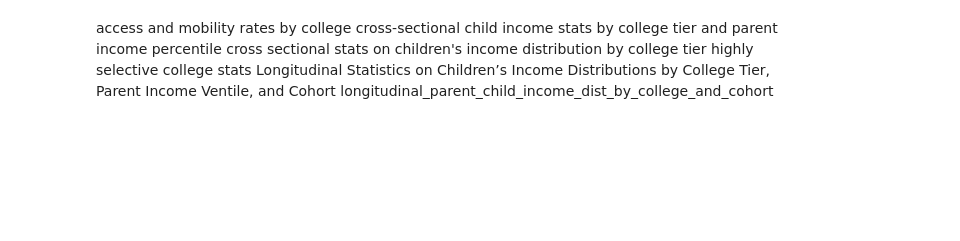
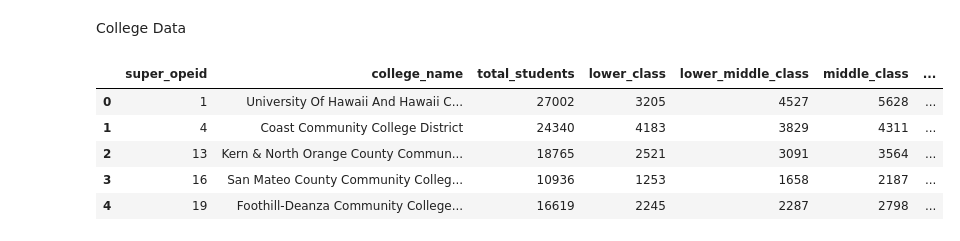
Before and after one commit to lnap24/College-Innovation-by-Patents, a Jupyter notebook: data_merging_and_cleaning.ipynb, the cells around one changed output. Saved outputs shown, nothing was run; the diff lists cells and outputs as text; code cells hidden in the pictures; blank space fills up the shorter version.

```diff
--- a/data_merging_and_cleaning.ipynb
+++ b/data_merging_and_cleaning.ipynb
@@ -2,12 +2,30 @@
 import numpy as np
 import matplotlib.pyplot as plt
 import pandas as pd
-# %% [markdown]
-
-access and mobility rates by college
-cross-sectional child income stats by college tier and parent income percentile
-cross sectional stats on children's income distribution by college tier
-highly selective college stats
-Longitudinal Statistics on Children’s Income Distributions by College Tier, Parent Income Ventile, and Cohort
-longitudinal_parent_child_income_dist_by_college_and_cohort
+# %% [markdown]
+College Data
+# %%
+innovation = pd.read_csv('innovation_rates_by_college.csv')
+innovation.rename(columns={
+    'instnm':'college_name',
+    'count': 'total_students',
+    'count_pq1': 'lower_class',
+    'count_pq2': 'lower_middle_class',
+    'count_pq3': 'middle_class',
+    'count_pq4': 'upper-middle_class',
+    'count_pq5': 'upper_class',
+    'inventor_pq1': 'lower_class_inventor',
+    'inventor_pq2': 'lower-middle_class_inventor',
+    'inventor_pq3': 'middle_class_inventor',
+    'inventor_pq4': 'upper_middle_class_inventor',
+    'inventor_pq5': 'upper_class_inventor',
+    'top5cit': 'top5citedinventors'}, inplace=True)
+innovation.head()
+# %% [output]
+|  | super_opeid | college_name | total_students | lower_class | lower_middle_class | middle_class | ... |
+| 0 | 1 | University Of Hawaii And Hawaii C... | 27002 | 3205 | 4527 | 5628 | ... |
+| 1 | 4 | Coast Community College District | 24340 | 4183 | 3829 | 4311 | ... |
+| 2 | 13 | Kern & North Orange County Commun... | 18765 | 2521 | 3091 | 3564 | ... |
+| 3 | 16 | San Mateo County Community Colleg... | 10936 | 1253 | 1658 | 2187 | ... |
+| 4 | 19 | Foothill-Deanza Community College... | 16619 | 2245 | 2287 | 2798 | ... |
 # %%
```
Also changed, not shown: parts of 15 cells of this notebook.
